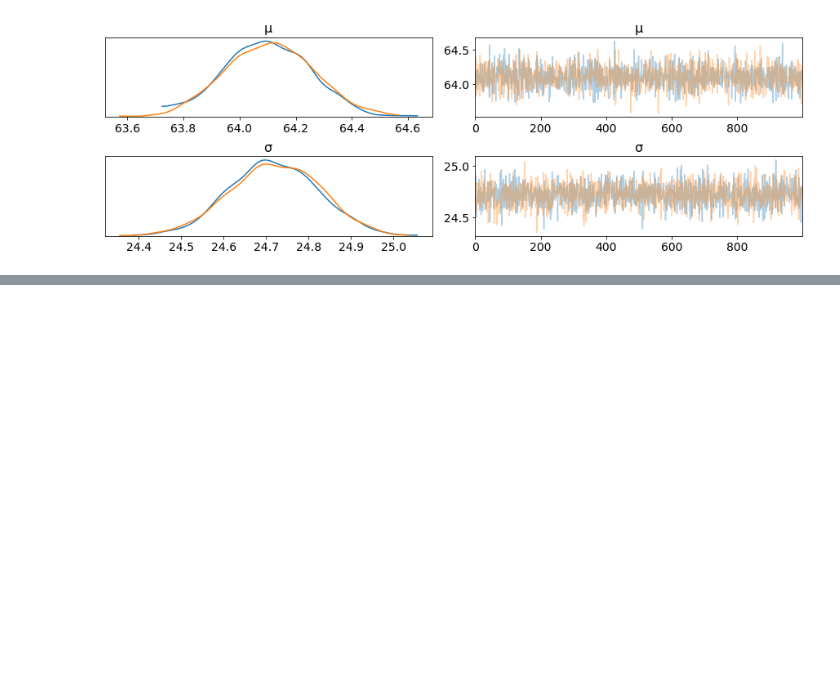
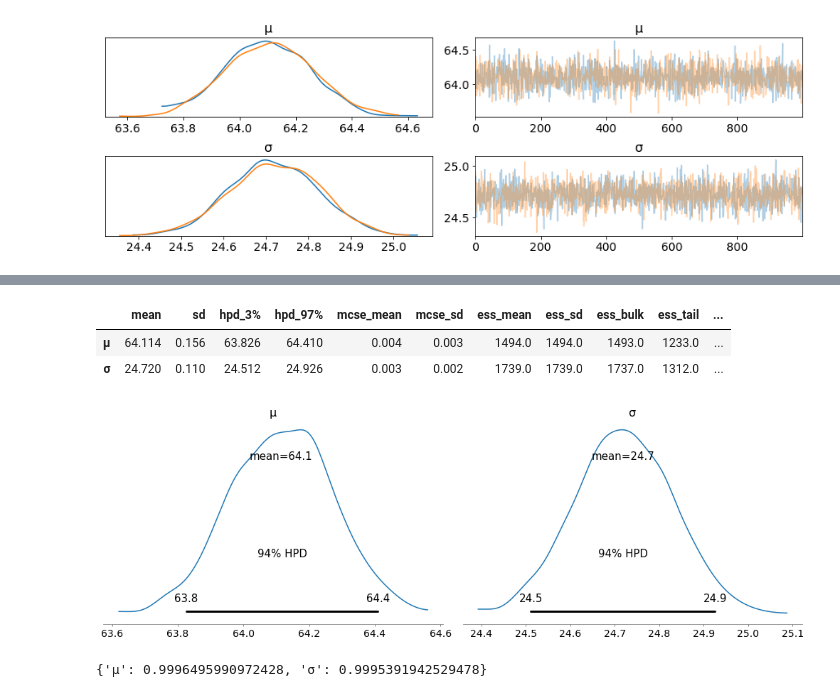
Before and after one commit to MandeepSinghthakur/BayesianStatistics, a Jupyter notebook: bayesian.ipynb, the cells around one changed output, grey strips where cells are left out. Cells and saved outputs as stored; diff of their text form; code cells hidden in the pictures; blank space fills up the shorter version.

```diff
--- a/bayesian.ipynb
+++ b/bayesian.ipynb
@@ -102,0 +117,14 @@ array([[<matplotlib.axes._subplots.AxesSubplot object at 0x...>,
+# %%
+az.summary(trace_g)
+# %% [output]
+|  | mean | sd | hpd_3% | hpd_97% | mcse_mean | mcse_sd | ess_mean | ess_sd | ess_bulk | ess_tail | ... |
+| μ | 64.114 | 0.156 | 63.826 | 64.410 | 0.004 | 0.003 | 1494.0 | 1494.0 | 1493.0 | 1233.0 | ... |
+| σ | 24.720 | 0.110 | 24.512 | 24.926 | 0.003 | 0.002 | 1739.0 | 1739.0 | 1737.0 | 1312.0 | ... |
+# %%
+az.plot_posterior(trace_g);
+# %% [output]
+[figure, added]
+# %%
+pm.gelman_rubin(trace_g)
+# %% [output]
+{'μ': 0.9996495990972428, 'σ': 0.9995391942529478}
```
Also changed, not shown: parts of 15 cells of this notebook.
